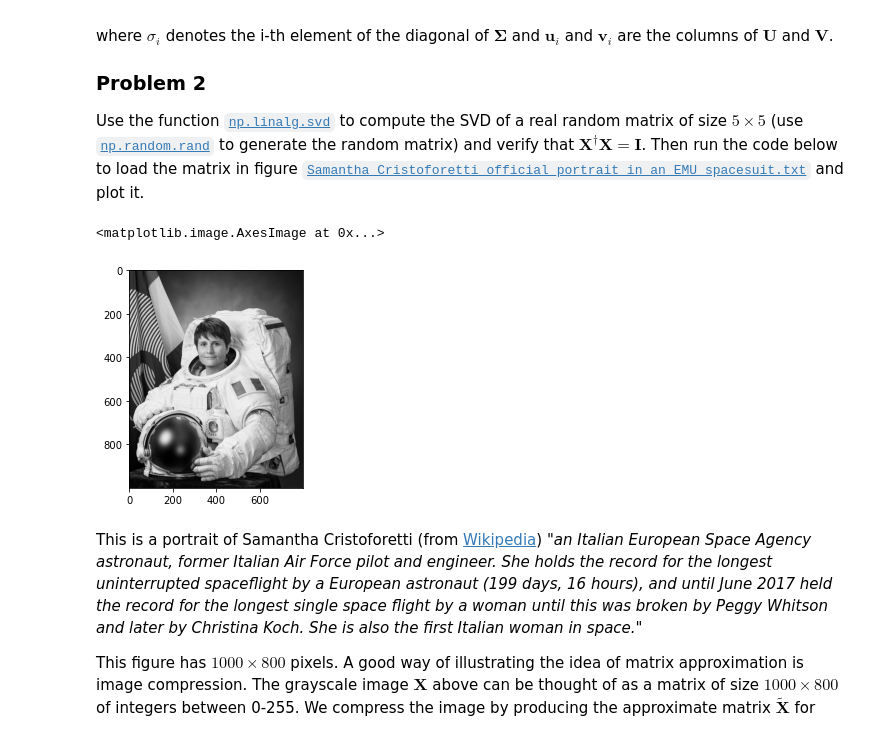
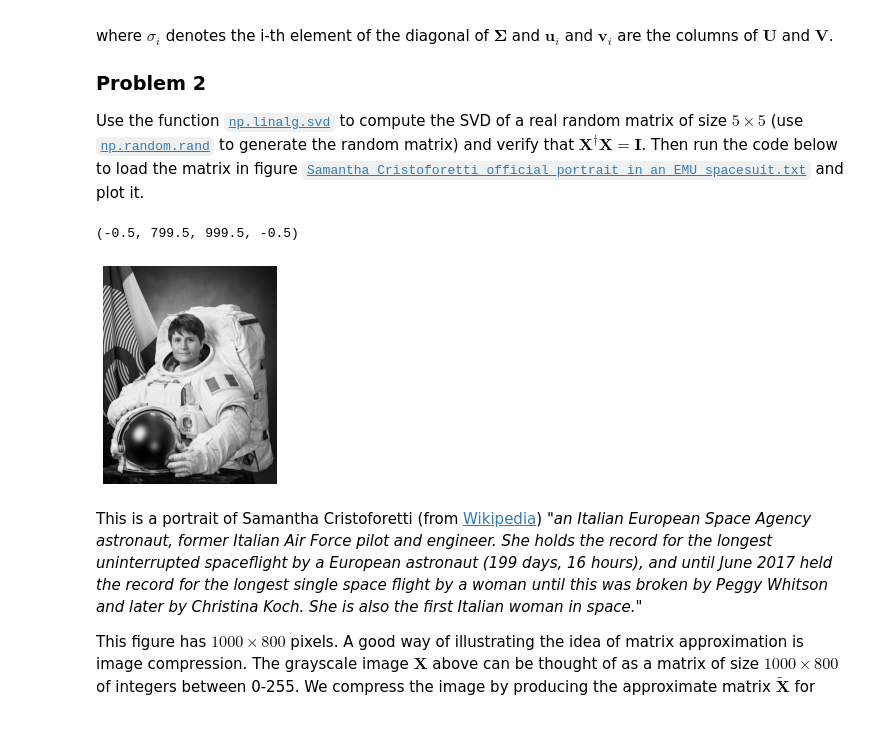
Before and after one commit to smcantab/chen5595-fall2020, a Jupyter notebook: homework/hw8-questions.ipynb, the cells around one changed output. Saved outputs shown, nothing was run; the diff lists cells and outputs as text; code cells hidden in the pictures.

```diff
--- a/homework/hw8-questions.ipynb
+++ b/homework/hw8-questions.ipynb
@@ -176,12 +176,14 @@ where $\sigma_i$ denotes the i-th element of the diagonal of $\mathbf{\Sigma}$ a
 
 Use the function [`np.linalg.svd`](https://numpy.org/doc/stable/reference/generated/numpy.linalg.svd.html) to compute the SVD of a real random matrix of size $5 \times 5$ (use [`np.random.rand`](https://numpy.org/doc/stable/reference/random/generated/numpy.random.rand.html) to generate the random matrix) and verify that $\mathbf{X}^\dagger \mathbf{X} = \mathbf{I}$. Then run the code below to load the matrix in figure [`Samantha_Cristoforetti_official_portrait_in_an_EMU_spacesuit.txt`](https://github.com/smcantab/chen5595-fall2020/blob/master/homework/Samantha_Cristoforetti_official_portrait_in_an_EMU_spacesuit.txt) and plot it.
 # %%
+import numpy as np
 import matplotlib.pyplot as plt
 X = np.loadtxt('Samantha_Cristoforetti_official_portrait_in_an_EMU_spacesuit.txt')
 plt.imshow(X, cmap='gist_gray')
+plt.axis('off')
 # %% [output]
-<matplotlib.image.AxesImage at 0x...>
+(-0.5, 799.5, 999.5, -0.5)
-[figure, old version]
+[figure, new version]
 # %% [markdown]
 This is a portrait of Samantha Cristoforetti (from [Wikipedia](https://en.wikipedia.org/wiki/Samantha_Cristoforetti)) _"an Italian European Space Agency astronaut, former Italian Air Force pilot and engineer. She holds the record for the longest uninterrupted spaceflight by a European astronaut (199 days, 16 hours), and until June 2017 held the record for the longest single space flight by a woman until this was broken by Peggy Whitson and later by Christina Koch. She is also the first Italian woman in space."_
 
```
